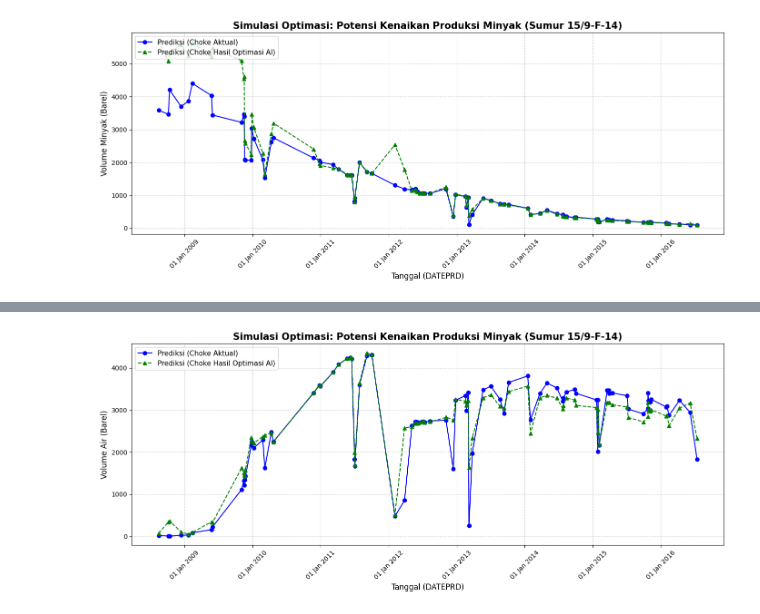
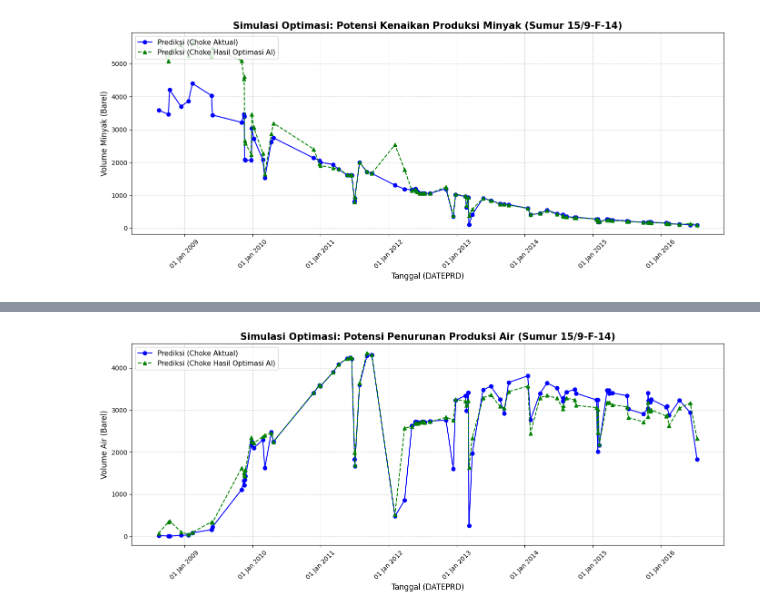
Before and after one commit to alghifrz/choke_optimization, a Jupyter notebook: code_XGBoost.ipynb, the cells around one changed output, grey strips where cells are left out. Drawn from its saved outputs; the diff is of its cells as text; code cells hidden in the pictures.

```diff
--- a/code_XGBoost.ipynb
+++ b/code_XGBoost.ipynb
@@ -759,7 +759,8 @@ for idx, row in subset_X.iterrows():
     produksi_maksimal = -hasil.fun
     choke_rekom = hasil.x[0]
 
-    hasil_optimasi_list_oil.append({
+    hasil_optimasi_list_oil
+    .append({
         'DATEPRD': tanggal,
         'Choke_Aktual': choke_aktual,
         'Choke_Rekomendasi': choke_rekom,
@@ -833,23 +857,23 @@ df_opt_water = df_opt_water.sort_values('DATEPRD')
 # %%
 plt.figure(figsize=(14, 6))
 
 plt.plot(df_opt_water['DATEPRD'], df_opt_water['Jumlah_Air_Sebelum'],
          marker='o', linestyle='-', color='blue', label='Prediksi (Choke Aktual)')
 
 plt.plot(df_opt_water['DATEPRD'], df_opt_water['Jumlah_Air_Minimal'],
          marker='^', linestyle='--', color='green', label='Prediksi (Choke Hasil Optimasi AI)')
 
-plt.title('Simulasi Optimasi: Potensi Kenaikan Produksi Minyak (Sumur 15/9-F-14)', fontsize=15, fontweight='bold')
+plt.title('Simulasi Optimasi: Potensi Penurunan Produksi Air (Sumur 15/9-F-14)', fontsize=15, fontweight='bold')
 plt.xlabel('Tanggal (DATEPRD)', fontsize=12)
 plt.ylabel('Volume Air (Barel)', fontsize=12)
 
 plt.gca().xaxis.set_major_formatter(mdates.DateFormatter('%d %b %Y'))
 plt.xticks(rotation=45)
 
 plt.grid(True, linestyle='--', alpha=0.6)
 plt.legend(fontsize=11, loc='upper left')
 
 plt.tight_layout()
 plt.show()
 # %% [output]
-[figure, old version]
+[figure, new version]
```
Also changed, not shown: parts of 1 cell of this notebook.
